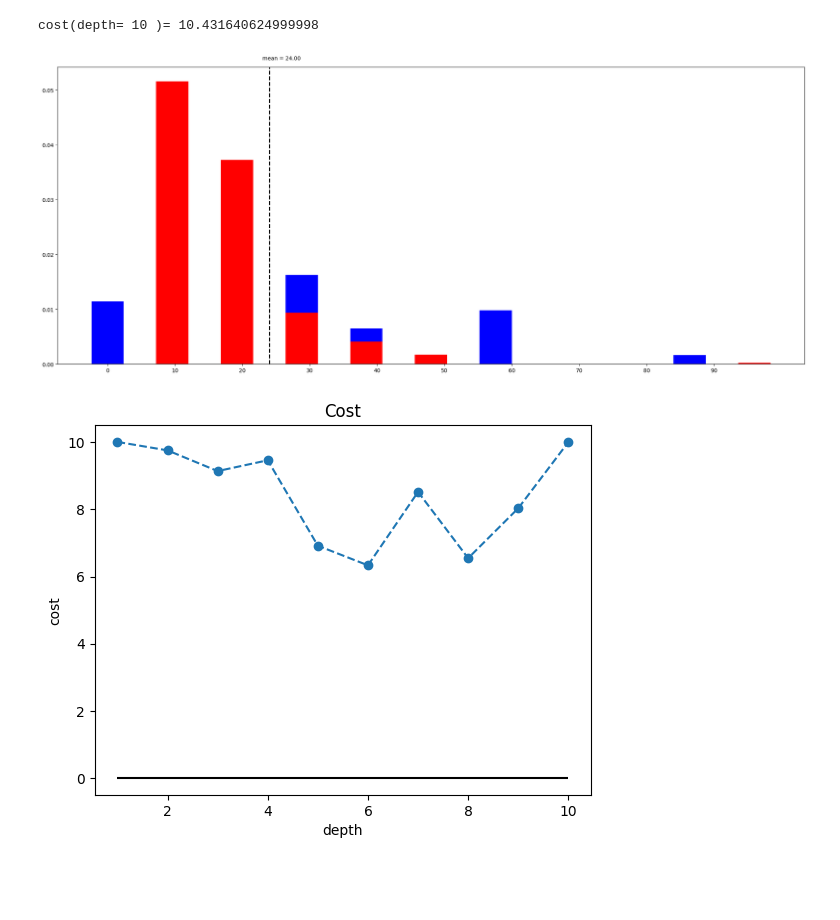
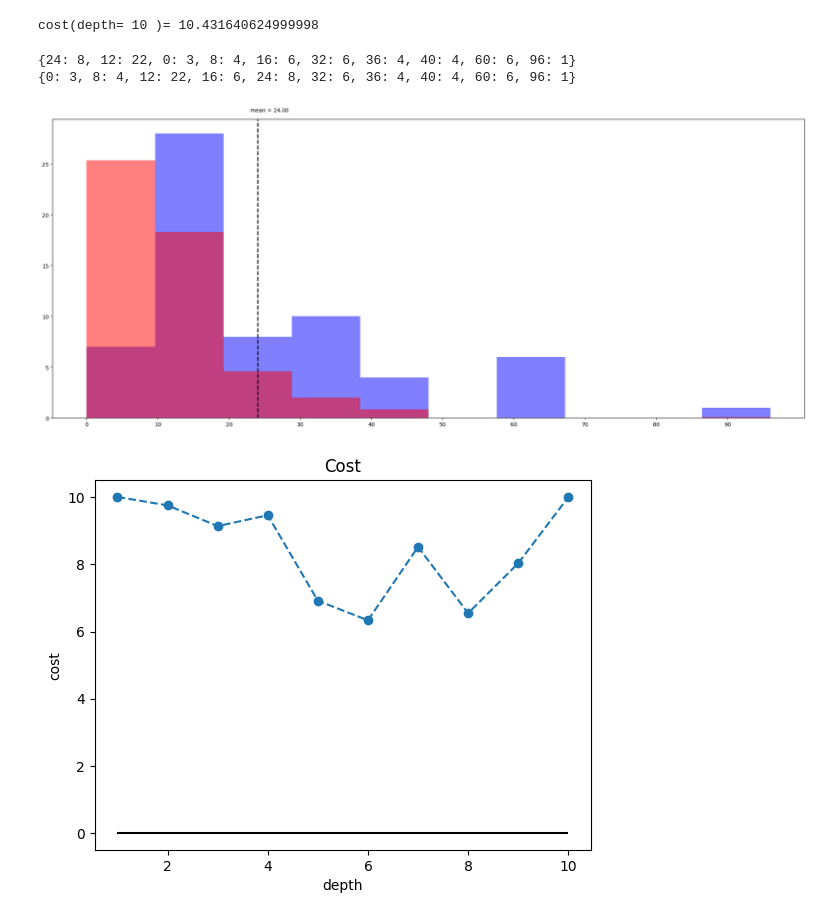
Before and after one commit to OpenQuantumComputing/optimization, a Jupyter notebook: ExactCover/ExactCover 6 3.ipynb, the cells around one changed output. Drawn from its saved outputs; the diff is of its cells as text; code cells hidden in the pictures; blank space fills up the shorter version.

```diff
--- a/ExactCover/ExactCover 6 3.ipynb
+++ b/ExactCover/ExactCover 6 3.ipynb
@@ -125,21 +125,33 @@ for key in hist:
     bins[c]=bins.get(c,0)
     bins[c]+=hist[key]
 bins=dict(sorted(bins.items()))
+# %%
+bins_class={}
+for c in costs:
+    bins_class[int(c)]=bins_class.get(int(c),0)
+    bins_class[int(c)]+=1
+print(bins_class)
+bins_class=dict(sorted(bins_class.items()))
+print(bins_class)
+# %% [output]
+{24: 8, 12: 22, 0: 3, 8: 4, 16: 6, 32: 6, 36: 4, 40: 4, 60: 6, 96: 1}
+{0: 3, 8: 4, 12: 22, 16: 6, 24: 8, 32: 6, 36: 4, 40: 4, 60: 6, 96: 1}
 # %%
 max_val=max(costs)
 
 pl.figure(figsize=(25,10))
-x1,x2,x3=pl.hist(np.sort(costs), color= 'b',align='left',rwidth=.5,density=True)
+w=np.array(list(bins_class.values()))
+x1,x2,x3=pl.hist(bins_class.keys(), weights=w, color= 'b',align='mid',rwidth=1,range=[0,max_val],alpha=.5)
 w=np.array(list(bins.values()))
-_=pl.hist(bins.keys(),weights=w, color= 'r',align='right',rwidth=.5,density=True)
+_=pl.hist(bins.keys(),weights=w/20, color= 'r',align='mid',rwidth=1,range=[0,max_val],alpha=.5)
 min_ylim, max_ylim = pl.ylim()
 max_ylim *=1.025
 mean=np.mean(costs)
 pl.axvline(mean, color='k', linestyle='dashed', linewidth=2)
 _=pl.text(mean-1, max_ylim, 'mean = {:.2f}'.format(mean))
 _=pl.xticks(np.arange(0, max_val, step=10))
 # %% [output]
-[figure, old version]
+[figure, new version]
 # %%
 pl.plot(np.arange(1,maxdepth+1), np.array(list(qaoaec.costval.values())),'o--')
 pl.hlines(0, 1,maxdepth, linestyles="solid", colors="black")
```
Also changed, not shown: 2 other files.
